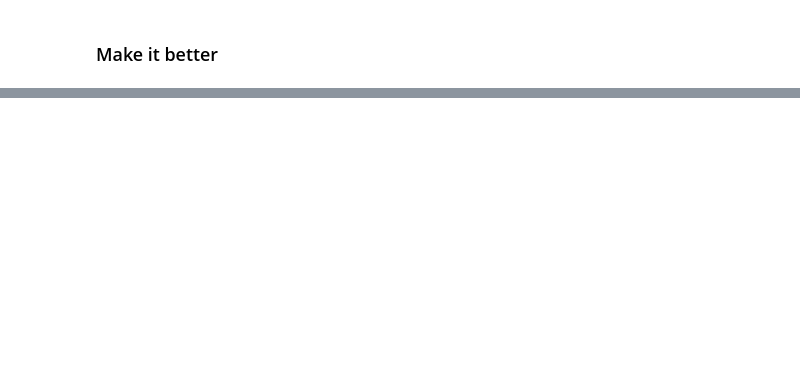
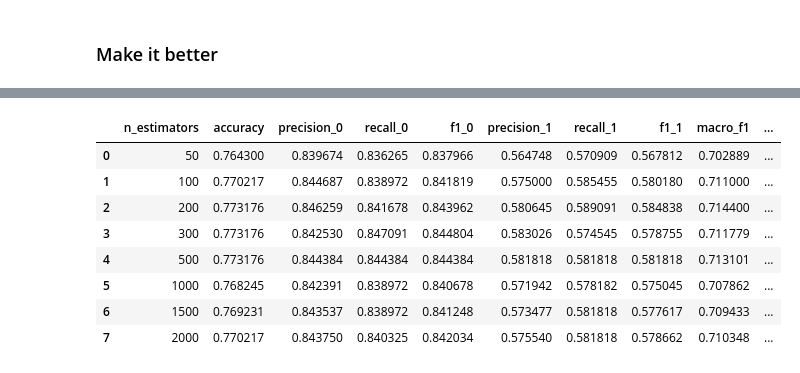
Before and after one commit to natdosan/data207-final-prject, a Jupyter notebook: src/emily_modeling.ipynb, the cells around one changed output, grey strips where cells are left out. Cells and saved outputs as stored; diff of their text form; code cells hidden in the pictures; blank space fills up the shorter version.

```diff
--- a/src/emily_modeling.ipynb
+++ b/src/emily_modeling.ipynb
@@ -217,0 +203,19 @@ Validation accuracy: 0.7387
+# %%
+rf  = RandomForestClassifier(
+    n_estimators=100,
+    n_jobs=-1,
+    random_state=7,
+    max_depth=12,
+    max_features='log2',
+    min_samples_leaf = 15,
+    min_samples_split = 15)
+
+rf.fit(X_train, y_train)
+
+# save model
+joblib.dump(rf, "nhanes_rf_1.pkl")
+
+# load model from file
+gb2 = joblib.load("nhanes_rf_1.pkl")
+
+performance_metrics(gb2, X_train, y_train, X_val, y_val)
@@ -217,0 +234,47 @@ Validation accuracy: 0.7387
+# %%
+results = []
+
+n_estimators_list = [50, 100, 200, 300, 500, 1000, 1500, 2000]
+
+for n in n_estimators_list:
+
+    rf = RandomForestClassifier(
+        n_estimators=n,
+        n_jobs=-1,
+        random_state=7,
+        max_depth=12,
+        max_features='log2',
+        min_samples_leaf=15,
+        min_samples_split=15
+    )
+
+    rf.fit(X_train, y_train)
+
+    # save model
+    filename = f"nhanes_rf_{n}.pkl"
+    joblib.dump(rf, filename)
+
+    # evaluate
+    metrics = performance_metrics(rf, X_train, y_train, X_val, y_val, print=False)
+
+    # assume performance_metrics returns a dict
+    metrics['n_estimators'] = n
+
+    parsed = parse_metrics(metrics)
+    results.append(parsed)
+
+# convert to dataframe
+results_df = pd.DataFrame(results)
+
+# sort by your key metric (example: recall)
+results_df
+# %% [output]
+|  | n_estimators | accuracy | precision_0 | recall_0 | f1_0 | precision_1 | recall_1 | f1_1 | macro_f1 | ... |
+| 0 | 50 | 0.764300 | 0.839674 | 0.836265 | 0.837966 | 0.564748 | 0.570909 | 0.567812 | 0.702889 | ... |
+| 1 | 100 | 0.770217 | 0.844687 | 0.838972 | 0.841819 | 0.575000 | 0.585455 | 0.580180 | 0.711000 | ... |
+| 2 | 200 | 0.773176 | 0.846259 | 0.841678 | 0.843962 | 0.580645 | 0.589091 | 0.584838 | 0.714400 | ... |
+| 3 | 300 | 0.773176 | 0.842530 | 0.847091 | 0.844804 | 0.583026 | 0.574545 | 0.578755 | 0.711779 | ... |
+| 4 | 500 | 0.773176 | 0.844384 | 0.844384 | 0.844384 | 0.581818 | 0.581818 | 0.581818 | 0.713101 | ... |
+| 5 | 1000 | 0.768245 | 0.842391 | 0.838972 | 0.840678 | 0.571942 | 0.578182 | 0.575045 | 0.707862 | ... |
+| 6 | 1500 | 0.769231 | 0.843537 | 0.838972 | 0.841248 | 0.573477 | 0.581818 | 0.577617 | 0.709433 | ... |
+| 7 | 2000 | 0.770217 | 0.843750 | 0.840325 | 0.842034 | 0.575540 | 0.581818 | 0.578662 | 0.710348 | ... |
```
Also changed, not shown: parts of 31 cells of this notebook, 3 other files.
